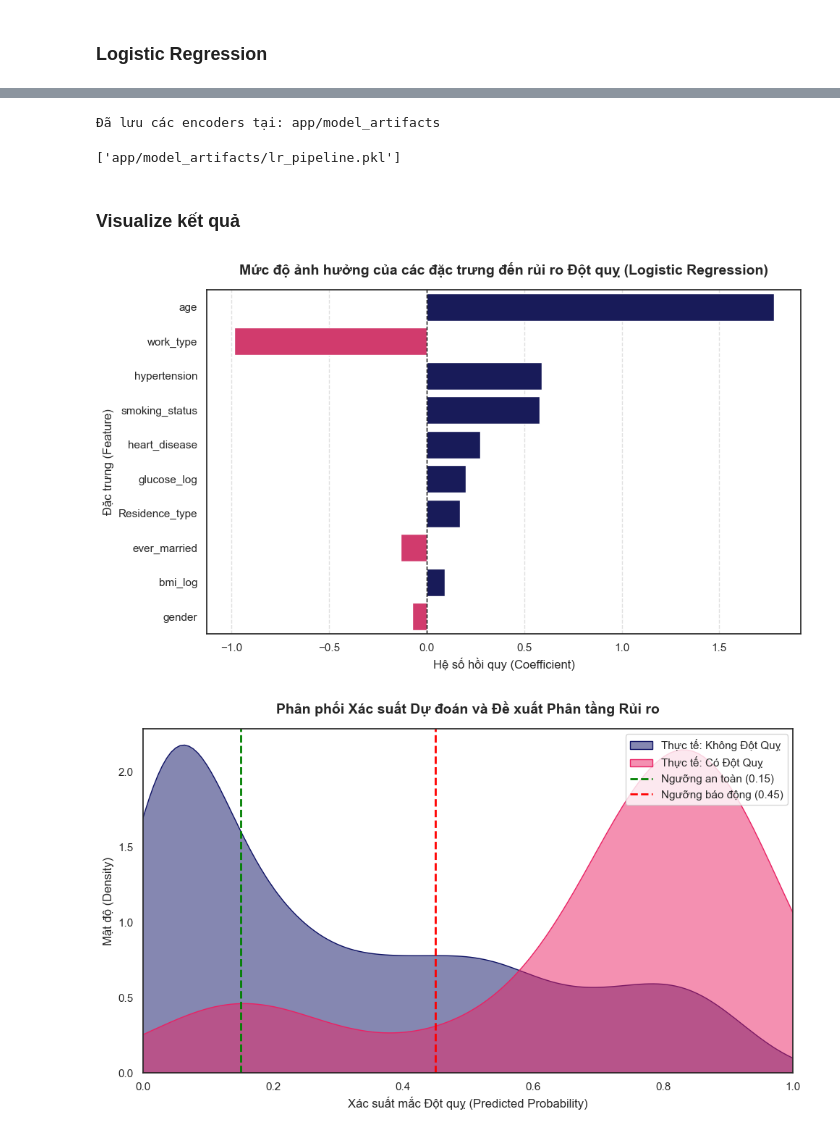
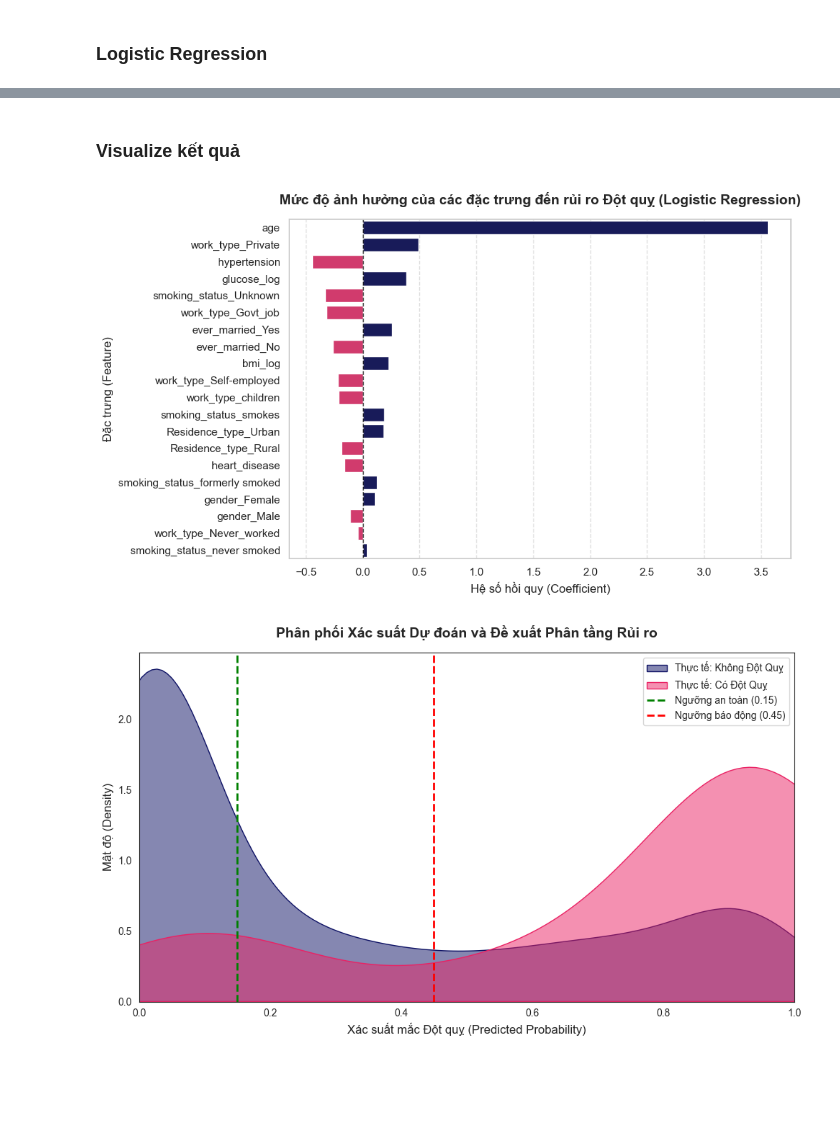
Before and after one commit to ThinHu/stroke-risk-prediction, a Jupyter notebook: notebook.ipynb, the cells around one changed output, grey strips where cells are left out. Drawn from its saved outputs; the diff is of its cells as text; code cells hidden in the pictures; blank space fills up the shorter version.

```diff
--- a/notebook.ipynb
+++ b/notebook.ipynb
@@ -606,14 +601,11 @@ weighted avg       0.93      0.83      0.87      1022
 # %% [markdown]
 ### Logistic Regression
 # %%
-# Import the new functions
-from src.preprocessing import apply_custom_encoding
-from src.models import build_lr_pipeline
-from src.evaluation import simulate_thresholds
-from sklearn.metrics import accuracy_score # Ensure this is imported
+from sklearn.linear_model import LogisticRegression
+print("Training Logistic Regression...")
+log_reg_model = LogisticRegression(max_iter=1000, random_state=42, n_jobs=-1)
 
-X_train_enc, X_test_enc = apply_custom_encoding(X_train, X_test, y_train)
+log_reg_model.fit(X_train_final, y_train_res)
 
-# Show the transformed data
-X_train_enc.head(3)
+evaluate_and_plot(log_reg_model, X_test_final, y_test, model_name="Logistic Regression", threshold=0.45)
 # %% [output]
@@ -624,9 +627,0 @@ X_train_enc.head(3)
-# %%
-lr_pipeline = build_lr_pipeline()
-lr_pipeline.fit(X_train_enc, y_train)
-
-# Evaluate at Threshold 0.45
-y_probs = lr_pipeline.predict_proba(X_test_enc)[:, 1]
-simulate_thresholds(y_test, y_probs, thresholds=[0.1, 0.2, 0.3, 0.4, 0.45, 0.5])
-
-evaluate_and_plot(lr_pipeline, X_test_enc, y_test, model_name="Logistic Regression", threshold=0.45)
@@ -652,18 +628,3 @@ weighted avg       0.95      0.70      0.78      1022
-# %%
-import joblib
-
-X_train_enc, X_test_enc = apply_custom_encoding(
-    X_train, X_test, y_train,
-    save_dir='app/model_artifacts'
-)
-
-lr_pipeline = build_lr_pipeline()
-lr_pipeline.fit(X_train_enc, y_train)
-
-joblib.dump(lr_pipeline, 'app/model_artifacts/lr_pipeline.pkl')
-# %% [output]
-Đã lưu các encoders tại: app/model_artifacts
-['app/model_artifacts/lr_pipeline.pkl']
 # %% [markdown]
 ### Visualize kết quả
 # %%
@@ -671,17 +632,9 @@ import pandas as pd
 import matplotlib.pyplot as plt
 import seaborn as sns
 
-# 1. Trích xuất mô hình và bộ tiền xử lý từ Pipeline
-preprocessor = lr_pipeline.named_steps['preprocessor']
-classifier = lr_pipeline.named_steps['classifier']
+feature_names = X_train_final.columns
+coefficients = log_reg_model.coef_[0]
 
-# 2. Lấy tên các đặc trưng sau khi đã đi qua preprocessor
-feature_names = preprocessor.get_feature_names_out()
-
-# 3. Lấy hệ số hồi quy (Coefficients) của Logistic Regression
-coefficients = classifier.coef_[0]
-
-# 4. Tạo DataFrame để dễ thao tác
 feature_importance = pd.DataFrame({
     'Feature': feature_names,
     'Importance': coefficients,
@@ -691,7 +644,14 @@ feature_importance = pd.DataFrame({
 feature_importance = feature_importance.sort_values(by='Abs_Importance', ascending=False)
 feature_importance['Feature'] = feature_importance['Feature'].apply(lambda x: x.split('__')[-1])
 
-# 5. Vẽ biểu đồ Barplot bằng Seaborn
+rename_dict = {}
+for i, col in enumerate(categorical_cols):
+    for idx, original_cat in enumerate(ordinal_enc.categories_[i]):
+        rename_dict[f"{col}_{float(idx)}"] = f"{col}_{original_cat}"
+        rename_dict[f"{col}_{int(idx)}"] = f"{col}_{original_cat}"
+
+feature_importance['Feature'] = feature_importance['Feature'].replace(rename_dict)
+
 plt.figure(figsize=(10, 6))
 
 colors = ['#EA2264' if val < 0 else '#0D1164' for val in feature_importance['Importance']]
@@ -707,40 +667,34 @@ plt.title('Mức độ ảnh hưởng của các đặc trưng đến rủi ro
 plt.xlabel('Hệ số hồi quy (Coefficient)', fontsize=12)
 plt.ylabel('Đặc trưng (Feature)', fontsize=12)
 
-# Thêm đường line số 0 để dễ nhìn
 plt.axvline(x=0, color='black', linestyle='--', linewidth=1)
 plt.grid(axis='x', linestyle='--', alpha=0.6)
 
 plt.tight_layout()
 plt.show()
 # %% [output]
-[figure, old version]
+[figure, new version]
 # %%
-import matplotlib.pyplot as plt
-import seaborn as sns
-
-y_probs = lr_pipeline.predict_proba(X_test_enc)[:, 1]
+y_probs = log_reg_model.predict_proba(X_test_final)[:, 1]
 
 plt.figure(figsize=(10, 6))
 
 sns.kdeplot(y_probs[y_test == 0], color='#0D1164', fill=True, label='Thực tế: Không Đột Quỵ', alpha=0.5)
-
 sns.kdeplot(y_probs[y_test == 1], color='#EA2264', fill=True, label='Thực tế: Có Đột Quỵ', alpha=0.5)
 
-# Thêm các đường phân tầng rủi ro
 plt.axvline(x=0.15, color='green', linestyle='--', linewidth=2, label='Ngưỡng an toàn (0.15)')
 plt.axvline(x=0.45, color='red', linestyle='--', linewidth=2, label='Ngưỡng báo động (0.45)')
 
 plt.title('Phân phối Xác suất Dự đoán và Đề xuất Phân tầng Rủi ro', fontsize=14, fontweight='bold', pad=15)
 plt.xlabel('Xác suất mắc Đột quỵ (Predicted Probability)', fontsize=12)
 plt.ylabel('Mật độ (Density)', fontsize=12)
 plt.legend(loc='upper right')
 plt.xlim(0, 1)
 
 plt.tight_layout()
 plt.show()
 # %% [output]
-[figure, old version]
+[figure, new version]
 # %%
 import matplotlib.pyplot as plt
 import seaborn as sns
```
Also changed, not shown: parts of 17 cells of this notebook, 2 other files.
